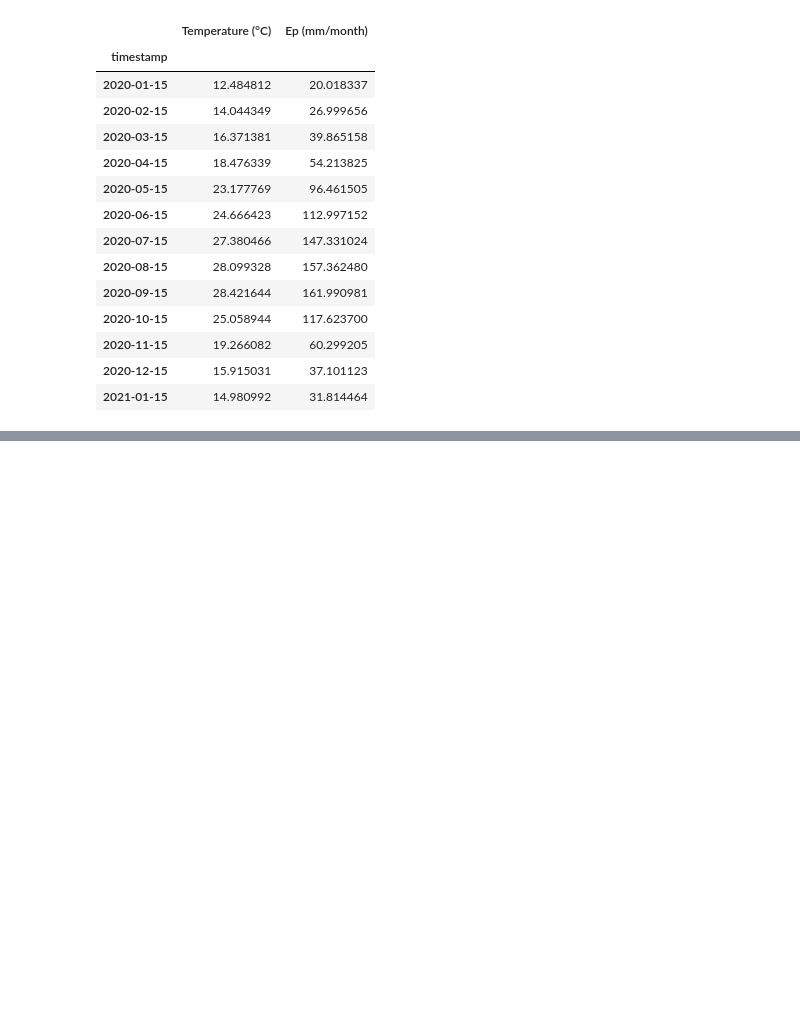
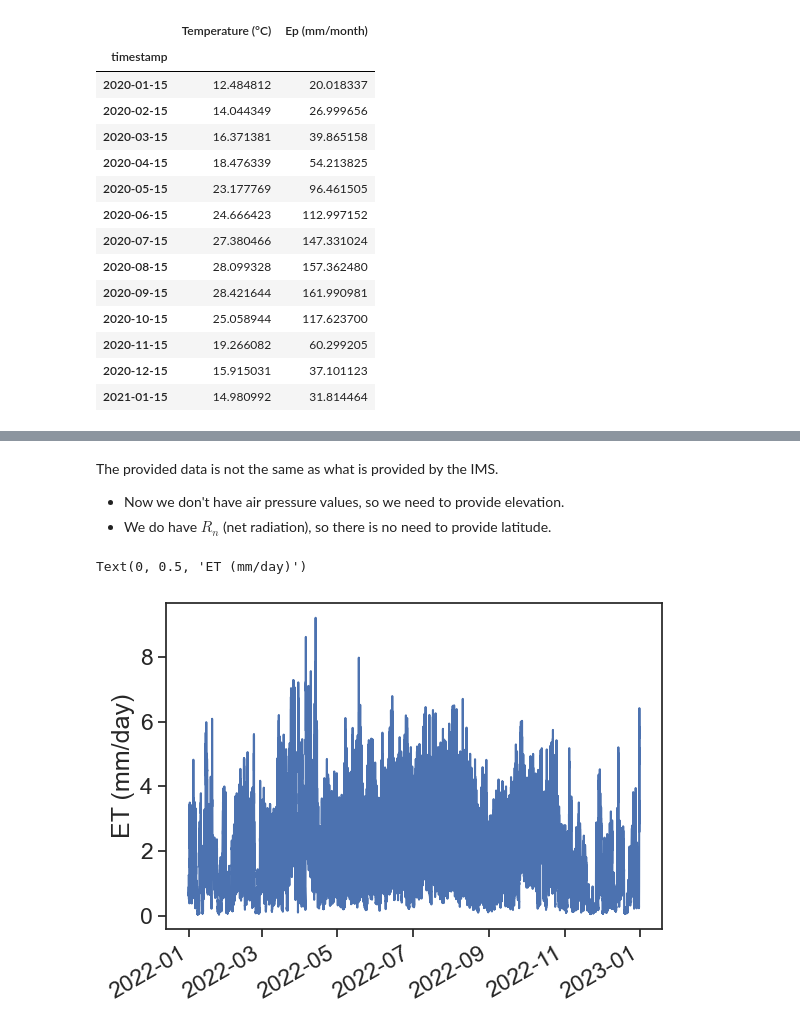
Before and after one commit to yairmau/surface-hydrology, a Jupyter notebook: evapotranspiration/evapotranspiration-exercises.ipynb, the cells around one changed output, grey strips where cells are left out. Cells and saved outputs as stored; diff of their text form; code cells hidden in the pictures; blank space fills up the shorter version.

Commit message:
penman austin TX

```diff
--- a/evapotranspiration/evapotranspiration-exercises.ipynb
+++ b/evapotranspiration/evapotranspiration-exercises.ipynb
@@ -310,0 +369,21 @@ Text(0, 0.5, 'ET (mm/day)')
+# %%
+# Read column names from another file
+column_names = pd.read_csv('HEADERS.txt',
+                           header=None,
+                           delim_whitespace=True,
+                           )
+# Read CSV file using column names from another file
+df = pd.read_csv("CRNS0101-05-2022-TX_Austin_33_NW.txt",  # file to read
+                 delim_whitespace=True,  # use (any number of) white spaces as delimiter between columns
+                 names=column_names.iloc[1],  # column names from row i=1 of "column_names"
+                 na_values=[-99, -9999, -99999],  # substitute these values by NaN
+                 )
+# make integer column LST_DATE as string
+df['LST_DATE'] = df['LST_DATE'].astype(str)#.apply(lambda x: f'{x:0>4}')
+# make integer column LST_DATE as string
+# pad numbers with 0 from the left, such that 15 becomes 0015
+df['LST_TIME'] = df['LST_TIME'].apply(lambda x: f'{x:0>4}')
+# combine both DATE and TIME
+df['datetime'] = pd.to_datetime(df['LST_DATE'] + df['LST_TIME'], format='%Y%m%d%H%M')
+df = df.set_index('datetime')
+df
@@ -310,0 +405,26 @@ Text(0, 0.5, 'ET (mm/day)')
+# %% [markdown]
+The provided data is not the same as what is provided by the IMS.
+
+* Now we don't have air pressure values, so we need to provide elevation.
+* We do have $R_n$ (net radiation), so there is no need to provide latitude.
+# %%
+tmean = df["AIR_TEMPERATURE"]
+wind = df["WIND_1_5"]
+rh = df["RELATIVE_HUMIDITY"]
+rn = df["SOLAR_RADIATION"] / 1e6
+elevation = 358
+penm2 = pyet.combination.penman(tmean=tmean,
+                                wind=wind,
+                                elevation=elevation,
+                                rh=rh,
+                                rn=rn,
+                                )
+# %%
+fig, ax = plt.subplots(1)
+ax.plot(penm2, label="penman")
+# ax.legend()
+plt.gcf().autofmt_xdate()  # makes slated dates
+ax.set_ylabel("ET (mm/day)")
+# %% [output]
+Text(0, 0.5, 'ET (mm/day)')
+[figure, added]
```
Also changed, not shown: parts of 9 cells of this notebook, 6 other files.
